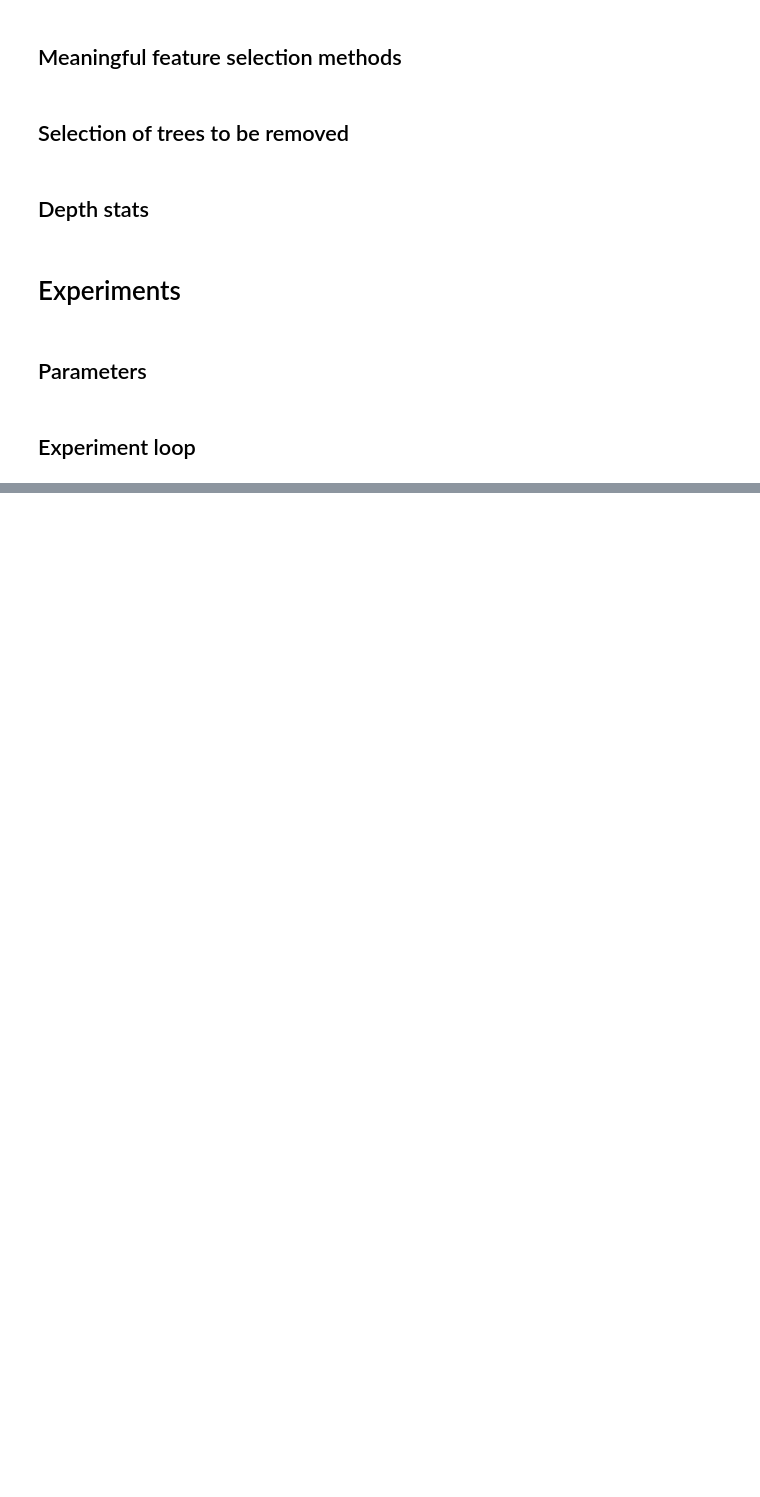
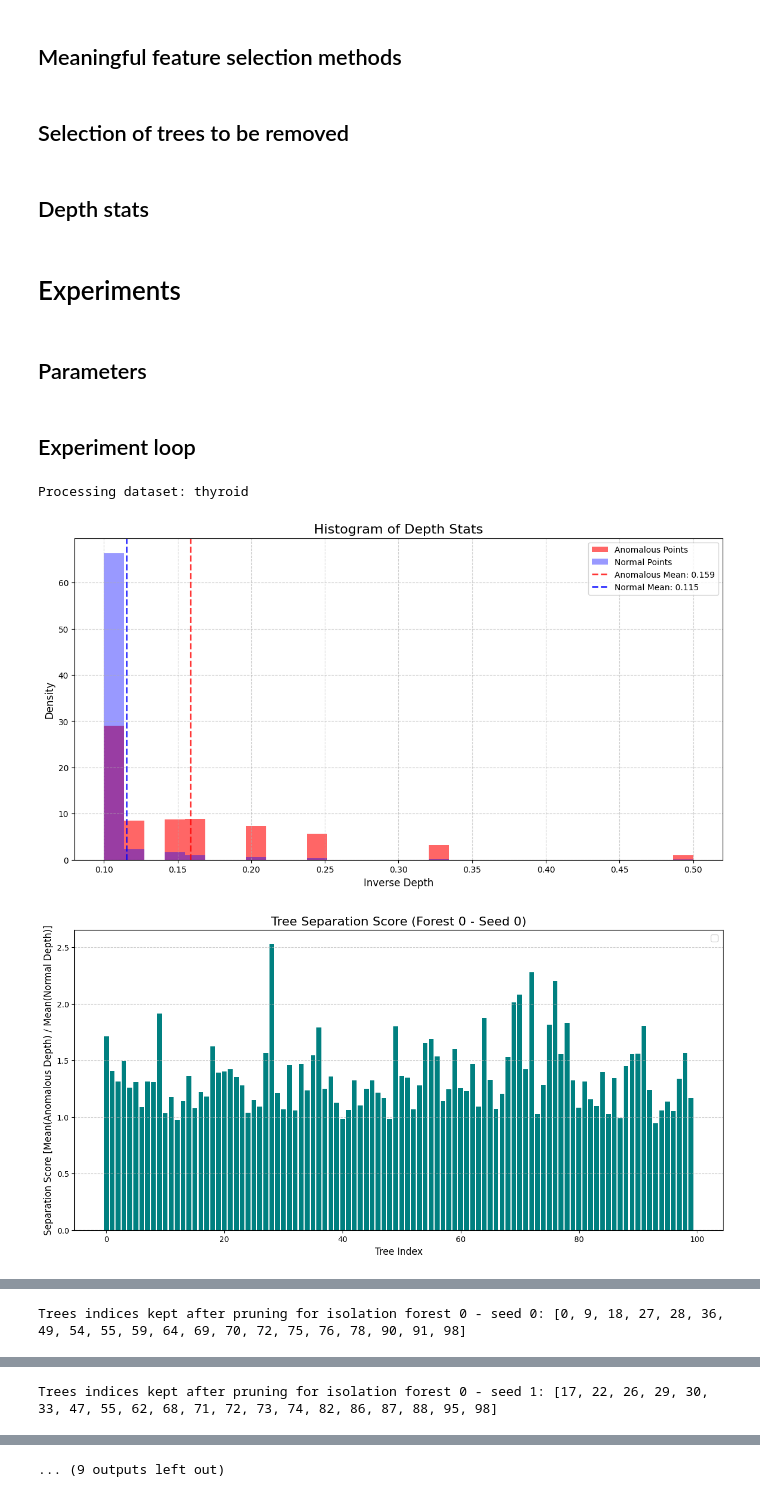
Before and after one commit to SansonSebastiano/Master-Thesis, a Jupyter notebook: odds_depth.ipynb, the cells around one changed output, grey strips where cells are left out. Drawn from its saved outputs; the diff is of its cells as text; code cells hidden in the pictures; blank space fills up the shorter version.

Commit message:
added plotting functions

```diff
--- a/odds_depth.ipynb
+++ b/odds_depth.ipynb
@@ -455,6 +457,7 @@ def remove_trees(iforests, unique_usages, thresholds):
 
     n_forests = len(iforests)
     keep_mask = unique_usages > thresholds[:, np.newaxis]
+    best_trees_idx = []
 
     for f in range(n_forests):
         # Get the index of the forest to prune
@@ -471,6 +474,8 @@ def remove_trees(iforests, unique_usages, thresholds):
         og_estimators = current_forest.estimators_
         og_features = current_forest.estimators_features_
 
+        best_trees_idx.append([idx for idx, est in enumerate(og_estimators) if current_mask[idx]])
+
         # Filter and update the estimators and features based on the mask
         pruned_forests[f].estimators_ = [est for idx, est in enumerate(og_estimators) if current_mask[idx]]
         pruned_forests[f].estimators_features_ = [feat for idx, feat in enumerate(og_features) if current_mask[idx]]
@@ -483,7 +488,7 @@ def remove_trees(iforests, unique_usages, thresholds):
         pruned_forests[f]._average_path_length_per_tree = [avg_path for idx, avg_path in enumerate(og_avg_paths) if current_mask[idx]]
         pruned_forests[f].n_estimators_ = len(pruned_forests[f].estimators_)
 
-    return pruned_forests
+    return pruned_forests, best_trees_idx
 # %%
 def random_trees_removal(iforests, num_trees_to_remove, seed):
     """
@@ -643,8 +648,8 @@ def depth_based_pruning(iforests, depth_train, y_train, mode: str = 'mean', perc
             # print(f"Using {percentile}th percentile thresholding")
             thresholds[f] = np.percentile(trees_score[f], percentile)
 
-    pruned_forests = remove_trees(iforests, trees_score, thresholds)
-    return pruned_forests
+    pruned_forests, best_trees_idx = remove_trees(iforests, trees_score, thresholds)
+    return pruned_forests, best_trees_idx
 # %%
 def post_pruned_evaluation(X_test:np.ndarray, y_test:np.ndarray, pruned_if:IsolationForest):
     """
@@ -730,8 +951,8 @@ def diffi_ranks(X_train, X_test, y_test, seed, n_iters, contamination: float | s
 num_trees = 100
 max_samples = 256
 num_forests = 10
-test_size = 0.2
-seeds = np.arange(30).tolist()
+test_size = 0
+seeds = np.arange(5).tolist()
 # majority_voting_threshold = 0.5  # Threshold for majority voting
 # num_random_runs = 30    # Number of random runs for comparison
 # %%
@@ -746,14 +967,12 @@ metric = 'separation_ratio' # 'separation_ratio', 'separation_diff', 'anomaly_de
 # Collect all datasets
 datasets = odds_datasets.datasets_names
 
-datasets = [d for d in datasets if d not in ['wbc', 'mammography']]
+datasets = [d for d in datasets if d in ['thyroid']]    # , 'vertebral', 'breastw'
+# datasets = [d for d in datasets if d not in ['wbc', 'mammography']]
 
 for i, dataset in tqdm.tqdm(enumerate(datasets), desc="Loading datasets", total=len(datasets)):
     # Initialize results list to store the results of each dataset
     results = []
-
-    f1_over_seeds = np.zeros((len(seeds), num_forests))
-    avg_precision_over_seeds = np.zeros((len(seeds), num_forests))
 
     X,y = odds_datasets.load(dataset)
     # Get the unique features used in the dataset
@@ -786,7 +1005,7 @@ for i, dataset in tqdm.tqdm(enumerate(datasets), desc="Loading datasets", total=
         #     },
         # )
 
-        f1s, avg_precisions, iforests, y_pred = diffi_ranks(
+        f1s, avg_precisions, fi_og, iforests, used_features, fis_out, fis_in, y_pred = diffi_ranks(
             X_train,
             X_test,
             y_test,
@@ -798,12 +1017,39 @@ for i, dataset in tqdm.tqdm(enumerate(datasets), desc="Loading datasets", total=
 
         mean_f1 = np.mean(f1s)
         mean_avg_precision = np.mean(avg_precisions)
+        # mean_fi_og = np.mean(fi_og, axis=0)
 
-        # get depths stats for training set
+        # selected_features = []
+        # if selection_method == 'elbow':
+        #     selected_features, gap_thresholds, gaps = elbow_features_selection(fi_og)
+        # else:  # 'soft_threshold'
+        #     selected_features = [all_features]*num_forests
+
+        # # extract only the feature importances of the selected features
+        # unique_fi_og = np.zeros((num_forests, fi_og.shape[1]), dtype=float)
+        # for f in range(num_forests):
+        #     forest_selected_features = set(selected_features[f])
+
+        #     for sf in forest_selected_features:
+        #         unique_fi_og[f, sf] = fi_og[f, sf]
+        # # normalize the unique feature importances per forest
+        # normalized_unique_fi_og = np.divide(unique_fi_og, np.sum(unique_fi_og, axis=1, keepdims=True))
+        # # get feature usage
+        # usages, normalized_usages = get_feature_usage(used_features, all_features)
+
+        # unique_usages = get_unique_usage_per_tree(normalized_usages, normalized_unique_fi_og, selected_features)
+
+        # # get depths stats for training set
         depth_train = np.array(get_depth_stats(iforests, X_train))
 
+        outlier_depths, inlier_depths = get_depth_in_out(iforests, depth_train, y_train)
+
+        log_depth_distributions(outlier_depths, inlier_depths, seed)
+        plot_estimators_depth_distribution(outlier_depths, inlier_depths, 0, percentile, seed=seed, threshold_type=threshold_type)
+        # plot_estimators_depth_distribution_2(outlier_depths, inlier_depths, unique_usages, 0, percentile, seed=seed, threshold_type=threshold_type)
+
         # Apply depth-based pruning
-        pruned_iforests = depth_based_pruning(
+        pruned_iforests, best_trees_idx = depth_based_pruning(
             iforests,
             depth_train,
             y_train,
@@ -812,39 +1058,45 @@ for i, dataset in tqdm.tqdm(enumerate(datasets), desc="Loading datasets", total=
             metric=metric
         )
 
+        print(f"Trees indices kept after pruning for isolation forest 0 - seed {seed}: {best_trees_idx[0]}")
+
         pruned_num_trees = [len(pruned_iforest.estimators_) for pruned_iforest in pruned_iforests]
 
-        log_estimators_summary(pruned_num_trees, num_trees, threshold_type, seed)
+        # log_estimators_summary(pruned_num_trees, num_trees, threshold_type, seed)
 
         # Evaluate pruned model performance
         f1s_pruned, avg_precisions_pruned = post_pruned_evaluation(
             X_test,
             y_test,
             pruned_iforests
         )
 
         mean_f1_pruned = np.mean(f1s_pruned)
         mean_avg_precision_pruned = np.mean(avg_precisions_pruned)
 
         results.append([
             seed,
             f"{mean_f1:.4f}",
             f"{mean_f1_pruned:.4f}",
             f"{mean_avg_precision:.4f}",
             f"{mean_avg_precision_pruned:.4f}",
         ])
 
 
     headers = ["Seed", "F1 Score", "F1 Score Pruned", "Avg Precision", "Avg Precision Pruned"]
     table = tabulate(results, headers, tablefmt="pretty")
     print(table)
 
-    # log performance metrics to wandb
+    # # log performance metrics to wandb
     # table = wandb.Table(data=results, columns=headers)
     # wandb.log({f"{dataset}_results_table": table})
 
     print(f"\nDataset: {dataset}")
     print(f"average original F1 score: {np.mean([float(r[1]) for r in results]):.4f} +/- {np.std([float(r[1]) for r in results]):.4f}")
     print(f"average pruned F1 score: {np.mean([float(r[2]) for r in results]):.4f} +/- {np.std([float(r[2]) for r in results]):.4f}")
     print(f"average original Avg Precision: {np.mean([float(r[3]) for r in results]):.4f} +/- {np.std([float(r[3]) for r in results]):.4f}")
     print(f"average pruned Avg Precision: {np.mean([float(r[4]) for r in results]):.4f} +/- {np.std([float(r[4]) for r in results]):.4f}")
+# %% [output]
+Processing dataset: thyroid
+[figure, added]
+[figure, added]
@@ -850,0 +1104 @@ for i, dataset in tqdm.tqdm(enumerate(datasets), desc="Loading datasets", total=
+Trees indices kept after pruning for isolation forest 0 - seed 0: [0, 9, 18, 27, 28, 36, 49, 54, 55, 59, 64, 69, 70, 72, 75, 76, 78, 90, 91, 98]
@@ -850,0 +1108 @@ for i, dataset in tqdm.tqdm(enumerate(datasets), desc="Loading datasets", total=
+Trees indices kept after pruning for isolation forest 0 - seed 1: [17, 22, 26, 29, 30, 33, 47, 55, 62, 68, 71, 72, 73, 74, 82, 86, 87, 88, 95, 98]
@@ -851,2 +1112,3 @@ for i, dataset in tqdm.tqdm(enumerate(datasets), desc="Loading datasets", total=
+... (9 outputs left out)
 # %%
 # run.finish()
```
Also changed, not shown: parts of 10 cells of this notebook, 4 other files.
